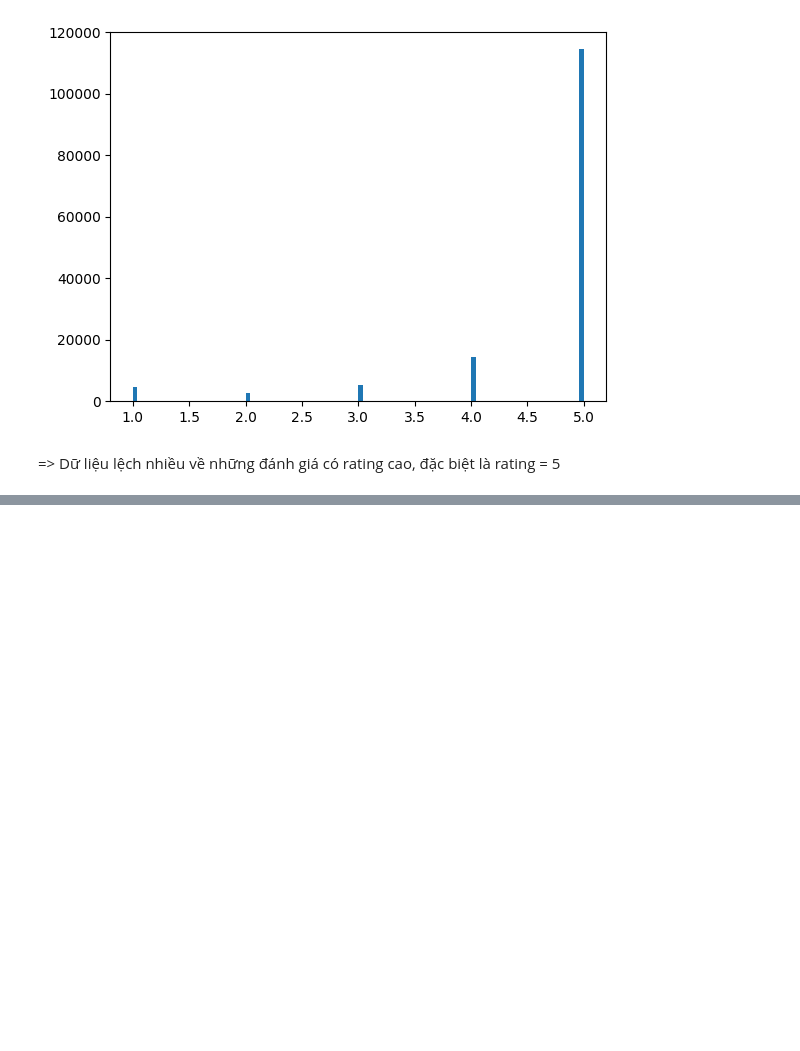
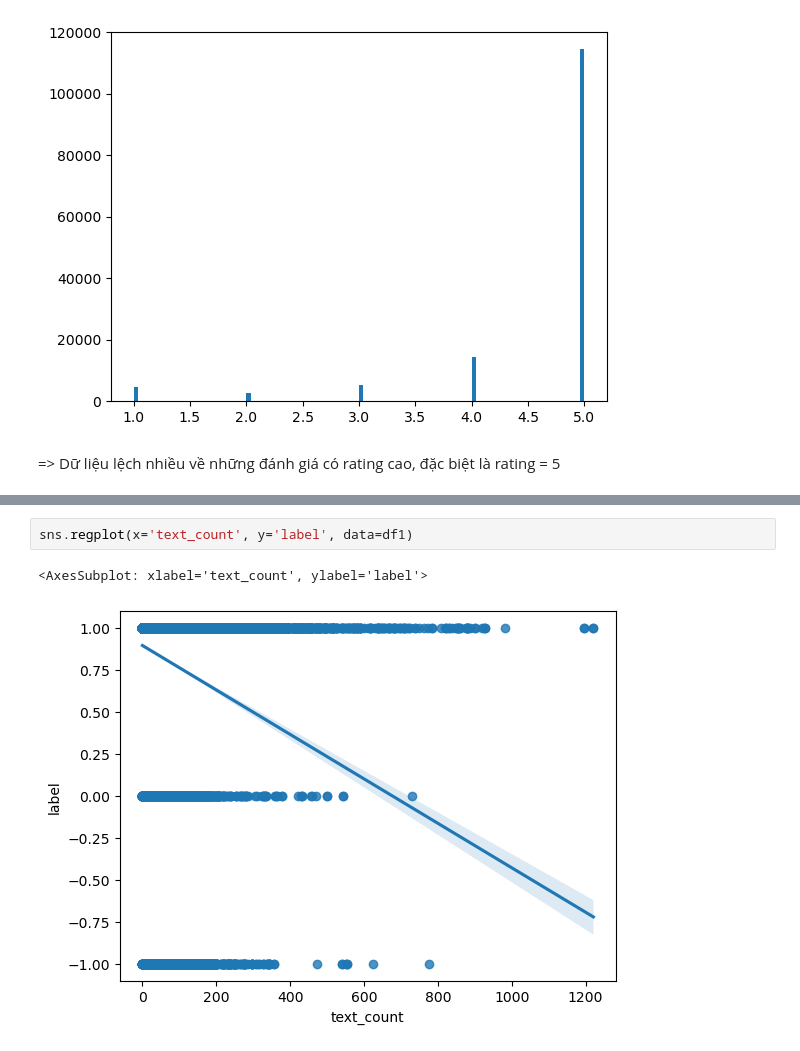
Before and after one commit to lamisgosu11/Tiki-Review-Classifier, a Jupyter notebook: Code/ds103/0.eda.ipynb, the cells around one changed output, grey strips where cells are left out. Saved outputs shown, nothing was run; the diff lists cells and outputs as text; blank space fills up the shorter version.

```diff
--- a/Code/ds103/0.eda.ipynb
+++ b/Code/ds103/0.eda.ipynb
@@ -186,0 +203,5 @@ sns.pairplot(df1, hue='rating')
+# %%
+sns.regplot(x='text_count', y='label', data=df1)
+# %% [output]
+<AxesSubplot: xlabel='text_count', ylabel='label'>
+[figure, added]
```
Also changed, not shown: parts of 25 cells of this notebook, 2 other files.
